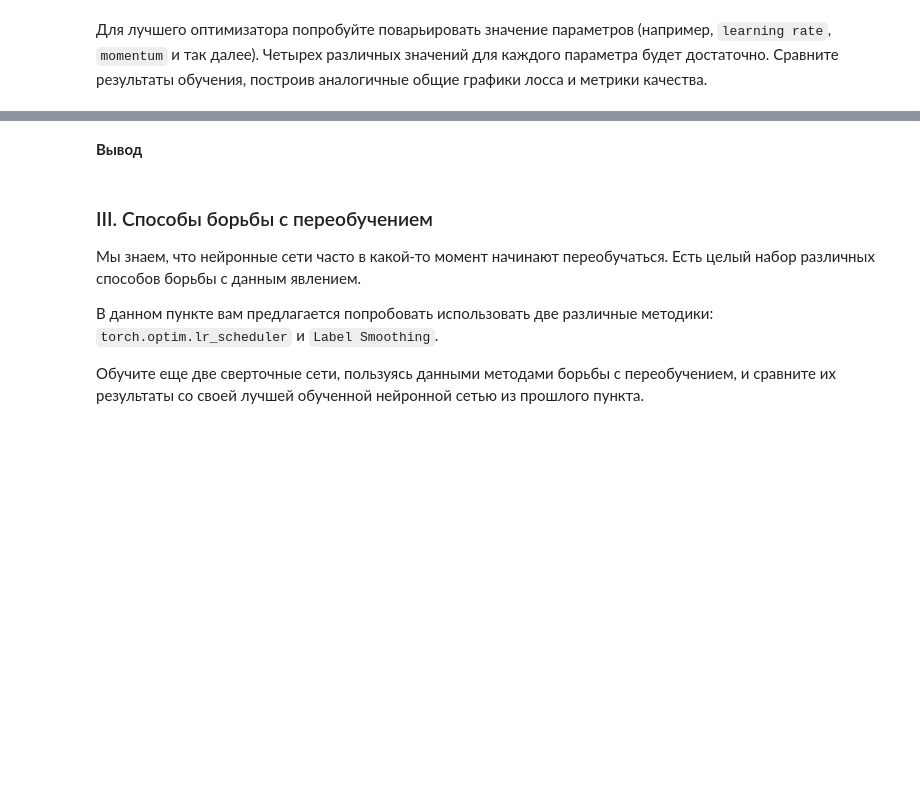
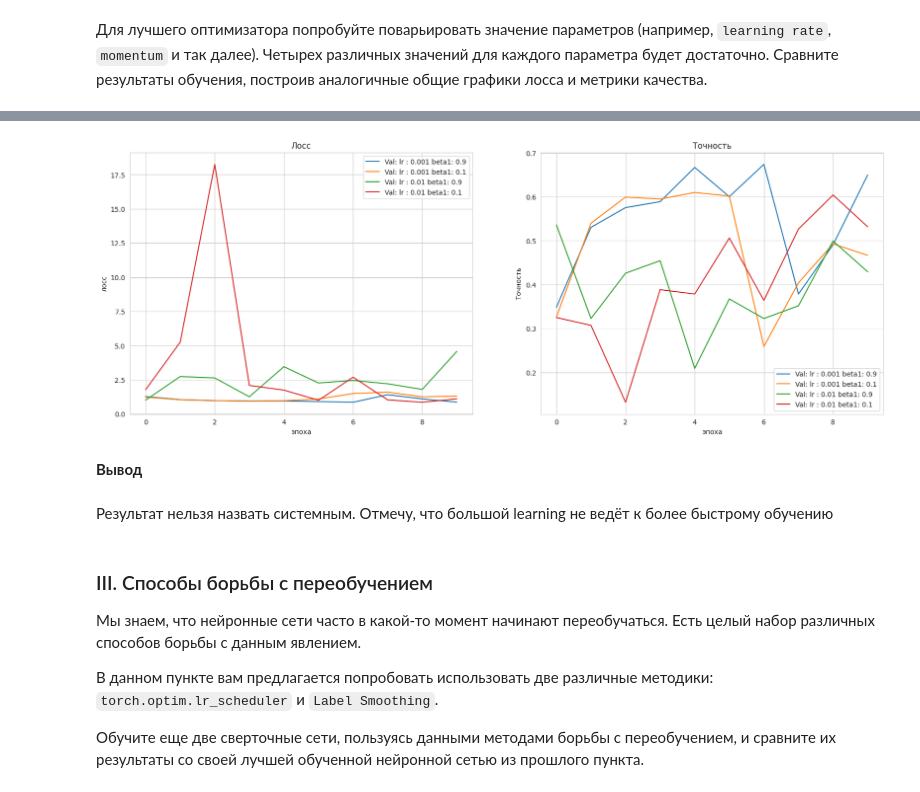
Before and after one commit to NMashalov/2023_OpenMipt_course, a Jupyter notebook: lesson2/ДЗ_2.ipynb, the cells around one changed output, grey strips where cells are left out. Saved outputs shown, nothing was run; the diff lists cells and outputs as text; code cells hidden in the pictures; blank space fills up the shorter version.

```diff
--- a/lesson2/ДЗ_2.ipynb
+++ b/lesson2/ДЗ_2.ipynb
@@ -639,3 +720,29 @@ for history,label in zip(histories,labels):
 **Вывод**
 # %% [markdown]
 Для лучшего оптимизатора попробуйте поварьировать значение параметров (например, `learning rate`, `momentum` и так далее). Четырех различных значений для каждого параметра будет достаточно. Сравните результаты обучения, построив аналогичные общие графики лосса и метрики качества.
+# %%
+batch_size = 64
+
+device = "cuda" if torch.cuda.is_available() else "cpu"
+train_batch_gen = torch.utils.data.DataLoader(train_dataset, batch_size=batch_size, shuffle=True)
+val_batch_gen   = torch.utils.data.DataLoader(val_dataset,   batch_size=batch_size, shuffle=False)
+
+lrs = [1e-3]*2 + [1e-2]*2
+momentums=  [0.9, 0.1] *2
+histories = []
+
+criterion = nn.CrossEntropyLoss()
+
+for lr,mom in zip(lrs,momentums):
+    model = ConvNetwork(block_type = ResiudalBatchNormConv,in_chan = 1,num_classes =4).to(device)
+    optimizer = torch.optim.Adam(model.parameters(), lr=lr,betas=(mom,0.999))
+
+    _, history = train(
+        model, criterion, optimizer,
+        train_batch_gen, val_batch_gen,
+        num_epochs=10,
+        device=device,
+        plot_true = False
+    )
+
+    histories.append(history)
@@ -642,5 +767,17 @@ for history,label in zip(histories,labels):
+# %%
+fig,ax = plt.subplots(1,2,figsize=(20, 7))
+
+labels = [f'lr : {lr} beta1: {mom}' for lr,mom in zip(lrs,momentums)]
+
+for history,label in zip(histories,labels):
+
+    plot_learning_curves(history,ax=ax,annotation=label)
+# %% [output]
+[figure, added]
 # %% [markdown]
 **Вывод**
+# %% [markdown]
+Результат нельзя назвать системным. Отмечу, что большой learning не ведёт к более быстрому обучению
 # %% [markdown]
 ### III. Способы борьбы с переобучением
 
```
Also changed, not shown: parts of 14 cells of this notebook.
